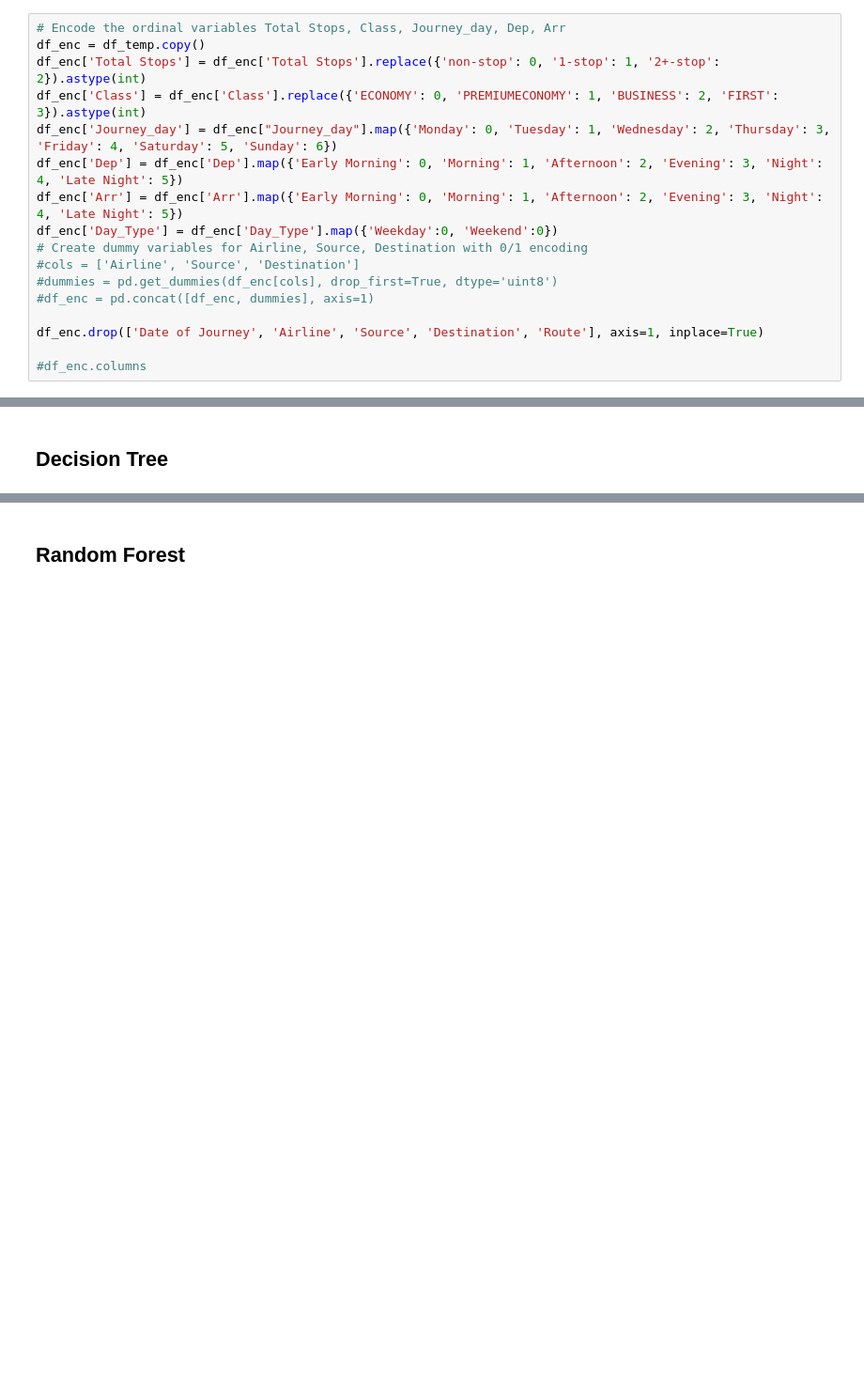
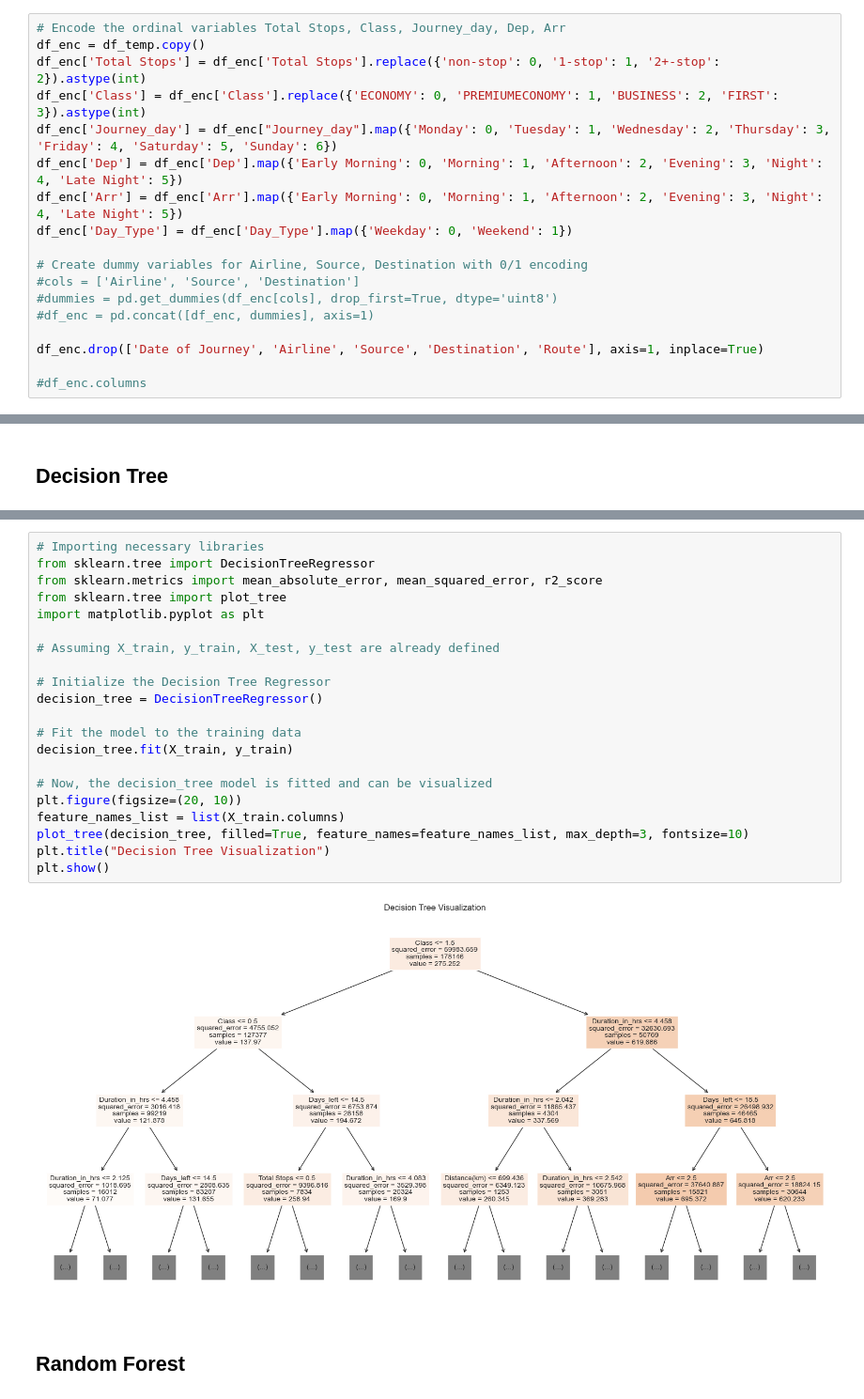
Before and after one commit to Eric1423/CS148_Final_Project, a Jupyter notebook: Final_Project.ipynb, the cells around one changed output, grey strips where cells are left out. Shown at 94% size. Drawn from its saved outputs; the diff is of its cells as text; blank space fills up the shorter version.

```diff
--- a/Final_Project.ipynb
+++ b/Final_Project.ipynb
@@ -832,7 +666,8 @@ df_enc['Class'] = df_enc['Class'].replace({'ECONOMY': 0, 'PREMIUMECONOMY': 1, 'B
 df_enc['Journey_day'] = df_enc["Journey_day"].map({'Monday': 0, 'Tuesday': 1, 'Wednesday': 2, 'Thursday': 3, 'Friday': 4, 'Saturday': 5, 'Sunday': 6})
 df_enc['Dep'] = df_enc['Dep'].map({'Early Morning': 0, 'Morning': 1, 'Afternoon': 2, 'Evening': 3, 'Night': 4, 'Late Night': 5})
 df_enc['Arr'] = df_enc['Arr'].map({'Early Morning': 0, 'Morning': 1, 'Afternoon': 2, 'Evening': 3, 'Night': 4, 'Late Night': 5})
-df_enc['Day_Type'] = df_enc['Day_Type'].map({'Weekday':0, 'Weekend':0})
+df_enc['Day_Type'] = df_enc['Day_Type'].map({'Weekday': 0, 'Weekend': 1})
+
 # Create dummy variables for Airline, Source, Destination with 0/1 encoding
 #cols = ['Airline', 'Source', 'Destination']
 #dummies = pd.get_dummies(df_enc[cols], drop_first=True, dtype='uint8')
@@ -975,2 +853,25 @@ R-squared (R2) Score: 0.87
+# %%
+# Importing necessary libraries
+from sklearn.tree import DecisionTreeRegressor
+from sklearn.metrics import mean_absolute_error, mean_squared_error, r2_score
+from sklearn.tree import plot_tree
+import matplotlib.pyplot as plt
+
+# Assuming X_train, y_train, X_test, y_test are already defined
+
+# Initialize the Decision Tree Regressor
+decision_tree = DecisionTreeRegressor()
+
+# Fit the model to the training data
+decision_tree.fit(X_train, y_train)
+
+# Now, the decision_tree model is fitted and can be visualized
+plt.figure(figsize=(20, 10))
+feature_names_list = list(X_train.columns)
+plot_tree(decision_tree, filled=True, feature_names=feature_names_list, max_depth=3, fontsize=10)
+plt.title("Decision Tree Visualization")
+plt.show()
+# %% [output]
+[figure, added]
 # %% [markdown]
 ## Random Forest
```
Also changed, not shown: parts of 35 cells of this notebook, 1 other file.
